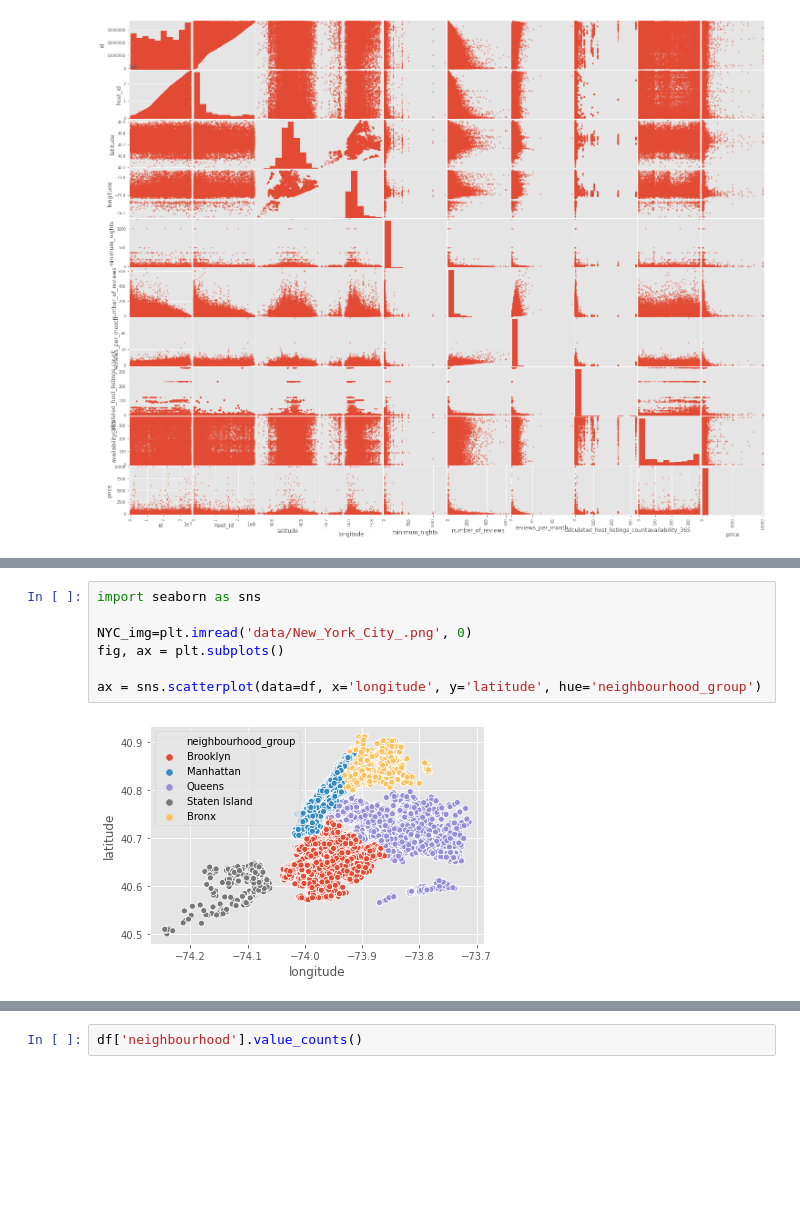
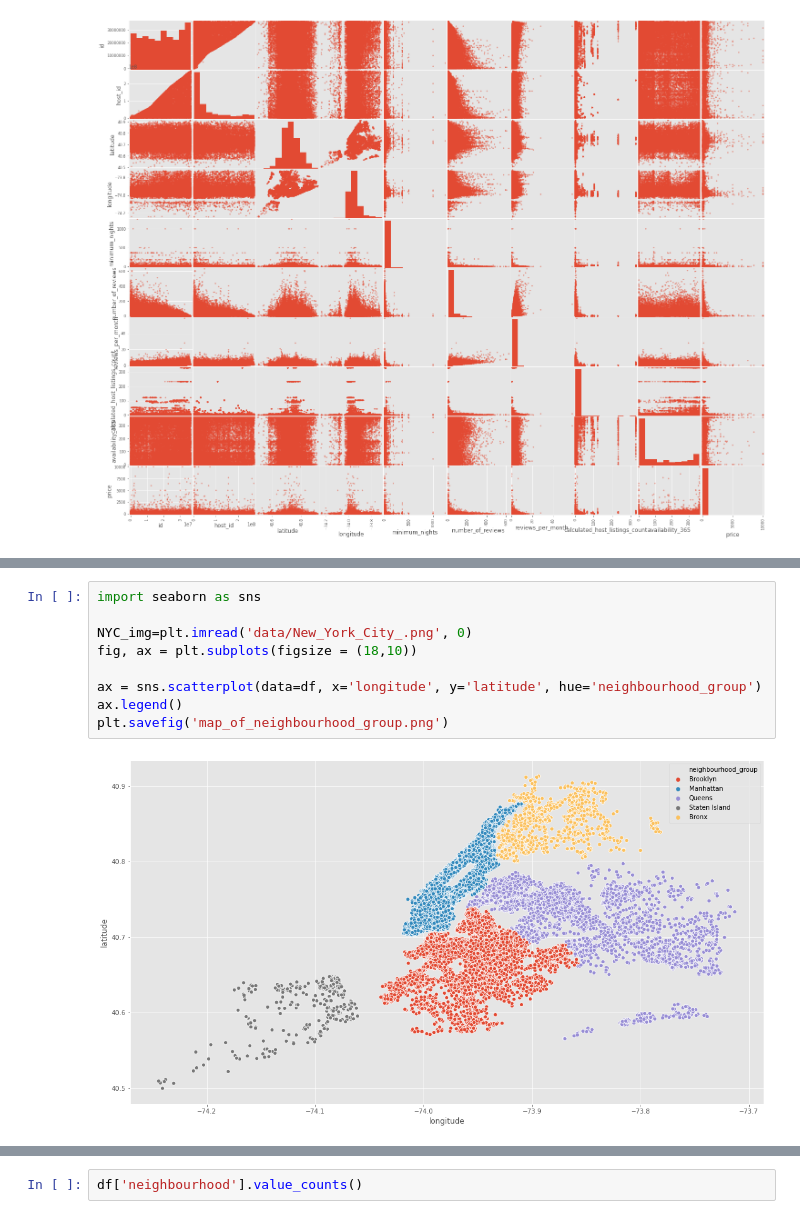
Before and after one commit to Nicole-LijuanChen/NYC-Airbnb-Rental-Prices-Prediction, a Jupyter notebook: eda.ipynb, the cells around one changed output, grey strips where cells are left out. Cells and saved outputs as stored; diff of their text form; blank space fills up the shorter version.

```diff
--- a/eda.ipynb
+++ b/eda.ipynb
@@ -143,10 +152,12 @@ df.groupby('neighbourhood_group').mean()['price'].plot(kind='barh')
 # %%
 import seaborn as sns
 
 NYC_img=plt.imread('data/New_York_City_.png', 0)
-fig, ax = plt.subplots()
+fig, ax = plt.subplots(figsize = (18,10))
 
 ax = sns.scatterplot(data=df, x='longitude', y='latitude', hue='neighbourhood_group')
+ax.legend()
+plt.savefig('map_of_neighbourhood_group.png')
 # %% [output]
-[figure, old version]
+[figure, new version]
 # %%
```
Also changed, not shown: parts of 26 cells of this notebook.
